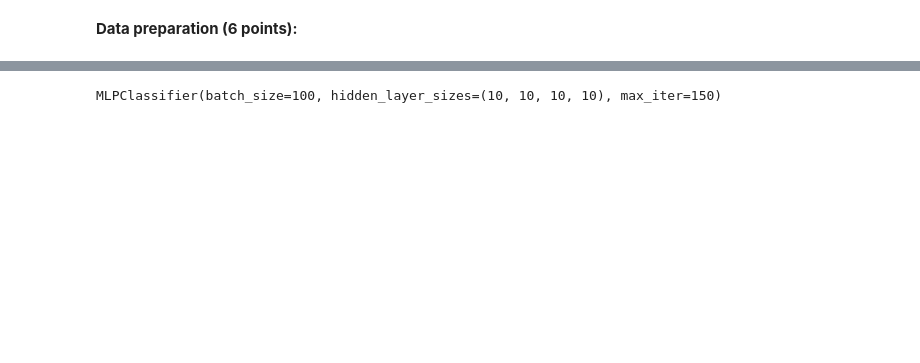
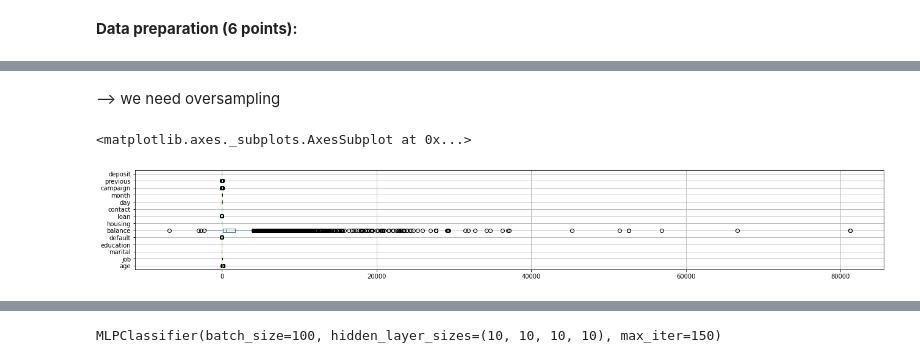
Before and after one commit to tomheyden/ATIT2-22, a Jupyter notebook: assignments/Assignment3_ATIT22.ipynb, the cells around one changed output, grey strips where cells are left out. Saved outputs shown, nothing was run; the diff lists cells and outputs as text; code cells hidden in the pictures; blank space fills up the shorter version.

```diff
--- a/assignments/Assignment3_ATIT22.ipynb
+++ b/assignments/Assignment3_ATIT22.ipynb
@@ -144,9 +144,9 @@ Your task will be to train a neural network which will be used to predict if a p
 # %%
 # Import the data
 data = pd.read_csv('https://raw.githubusercontent.com/schneiderson/ATIT2-22/main/sample_data/bank.csv')
-X = data.iloc[:, :-1]
-y = data.iloc[:, -1]
+#X = data.iloc[:, :-1]
+#y = data.iloc[:, -1]
 
-
+X = data.copy()
 print(X.shape)
 # %% [output]
@@ -243,0 +293,4 @@ X = X.drop(['duration'], axis = 1)
+# %%
+#data preperation - drop
+X = X.drop(['poutcome'], axis = 1)
+X = X.drop(['pdays'], axis = 1)
@@ -243,0 +307,8 @@ X = X.drop(['duration'], axis = 1)
+# %%
+# Data preperation
+
+lencoder = LabelEncoder()
+cols = ['job', 'marital', 'education', 'default','housing', 'loan','contact', 'month','deposit']
+X[cols] = X[cols].apply(LabelEncoder().fit_transform)
+
+X.head()
@@ -243,0 +341,10 @@ X = X.drop(['duration'], axis = 1)
+# %% [markdown]
+--> we need oversampling
+# %%
+#Data exploration - Detect outliers using Boxplot
+
+df = pd.DataFrame(X, columns = X.columns)
+df.boxplot(vert=False)
+# %% [output]
+<matplotlib.axes._subplots.AxesSubplot at 0x...>
+[figure, added]
```
Also changed, not shown: parts of 44 cells of this notebook.
